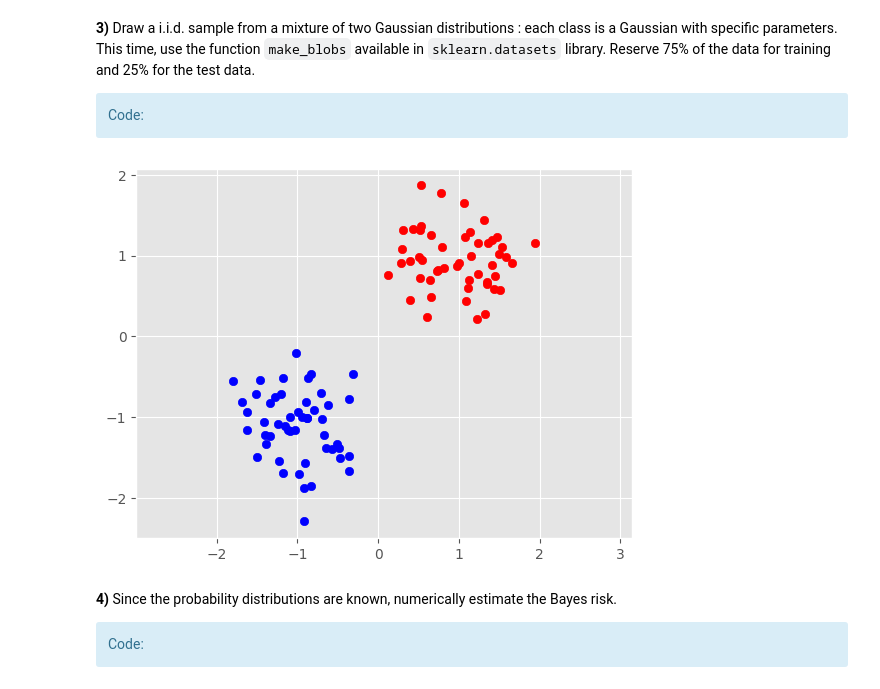
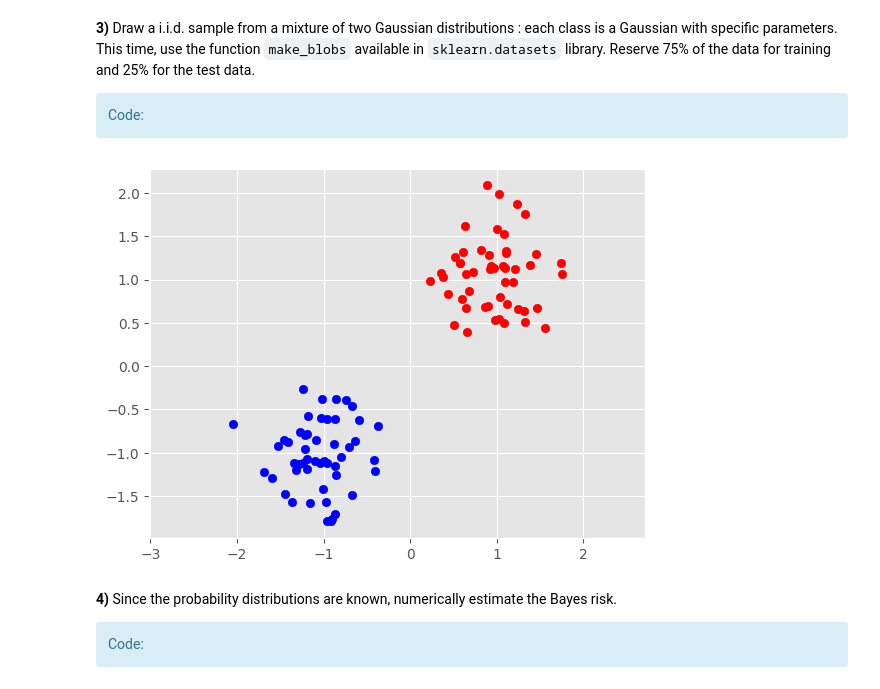
Before and after one commit to TarcisioBueno/support-vector-machine-SDTSIA210, a Jupyter notebook: TP_SVM_students.ipynb, the cells around one changed output. Drawn from its saved outputs; the diff is of its cells as text; code cells hidden in the pictures.

```diff
--- a/TP_SVM_students.ipynb
+++ b/TP_SVM_students.ipynb
@@ -115,19 +115,20 @@ Testing score : 0.95
 # %%
 # Create two centers for the two distributions
 centers = [[-1, -1], [1, 1]]
+dist_std = 0.4
 
 # Use make_blobs to generate the two dimensions points from the two centers
-X, y = make_blobs(n_samples=100, centers = centers, cluster_std=0.4)
+X, y = make_blobs(n_samples=100, centers = centers, cluster_std=dist_std, random_state=42)
 
 # Plot the points
 pos = np.where(y == 1)[0]
 neg = np.where(y == 0)[0]
 plt.scatter(X[pos,0], X[pos,1], c='r')
 plt.scatter(X[neg,0], X[neg,1], c='b')
 plt.axis('equal')
 plt.show()
 # %% [output]
-[figure, old version]
+[figure, new version]
 # %%
 # Use sklearn's train_test_split to divide up data
 X_train, X_test, y_train, y_test = train_test_split(X,y, test_size=0.25, random_state=42)
```
Also changed, not shown: parts of 17 cells of this notebook.
